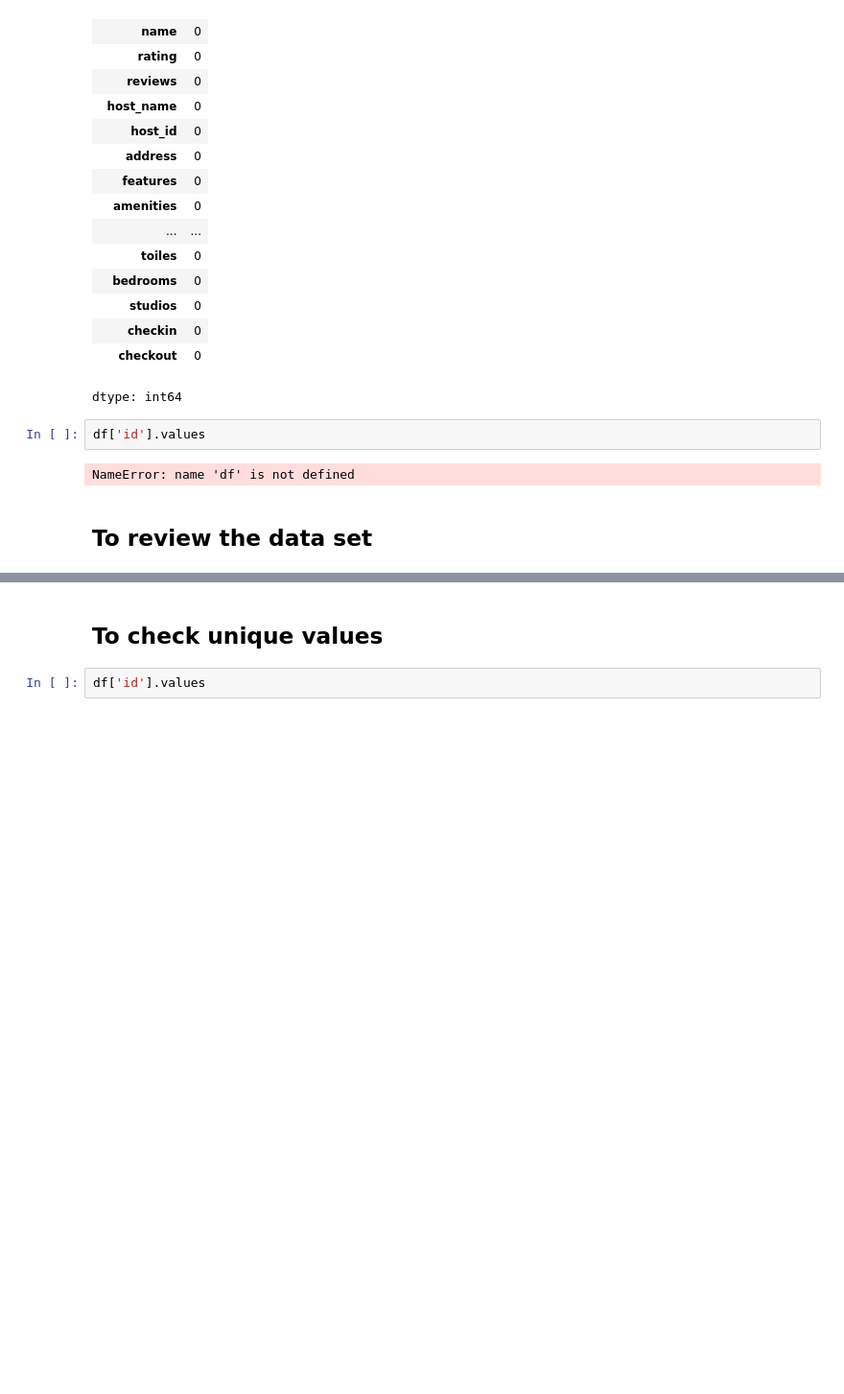
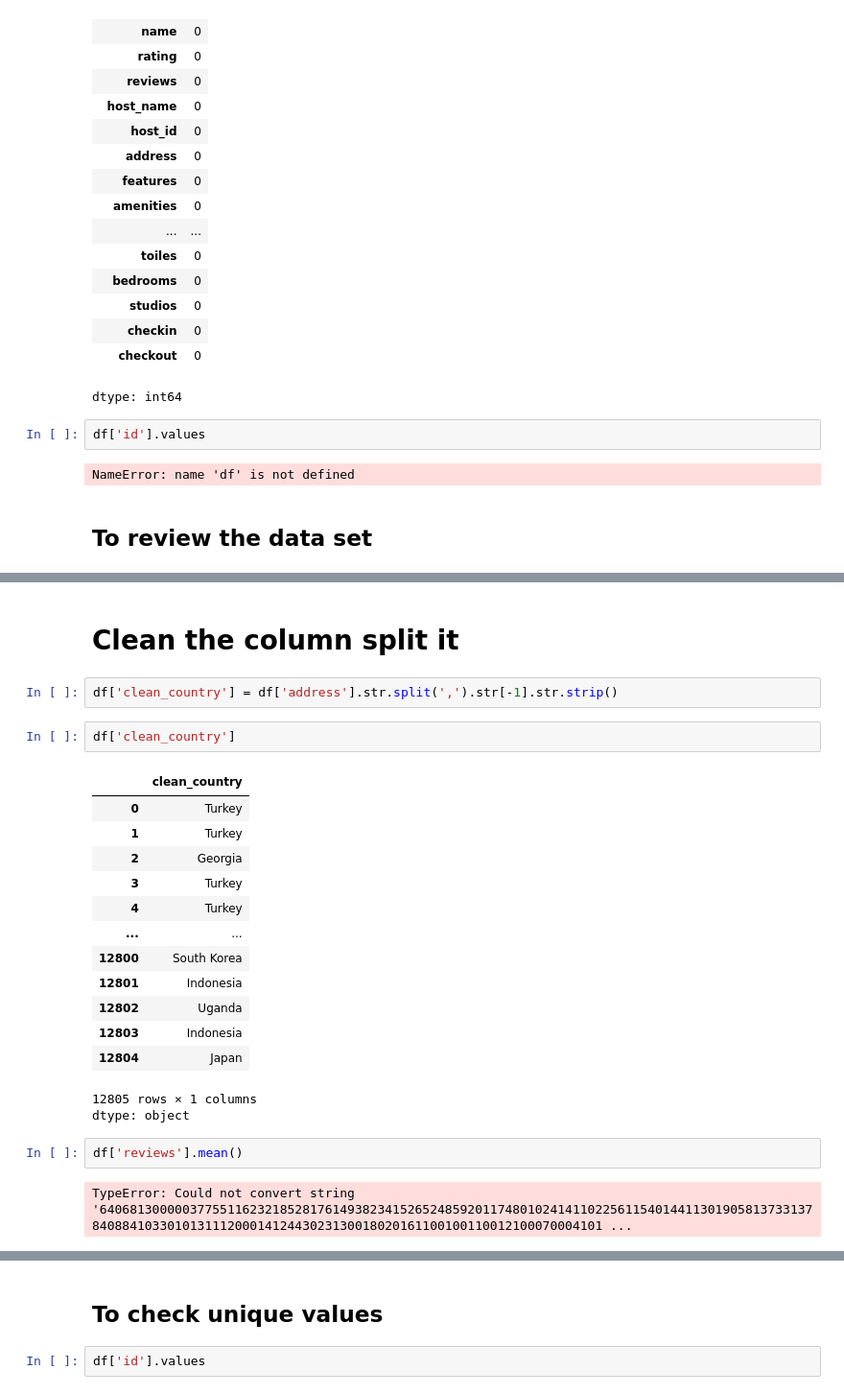
Before and after one commit to AMANULLAHCHAND/Python, a Jupyter notebook: Python.ipynb, the cells around one changed output, grey strips where cells are left out. Shown at 96% size. Saved outputs shown, nothing was run; the diff lists cells and outputs as text; blank space fills up the shorter version.

```diff
--- a/Python.ipynb
+++ b/Python.ipynb
@@ -1809,3 +1910,28 @@ NameError: name 'df' is not defined
+# %% [markdown]
+# Clean the column split it
+# %%
+df['clean_country'] = df['address'].str.split(',').str[-1].str.strip()
+# %%
+df['clean_country']
+# %% [output]
+|  | clean_country |
+| 0 | Turkey |
+| 1 | Turkey |
+| 2 | Georgia |
+| 3 | Turkey |
+| 4 | Turkey |
+| ... | ... |
+| 12800 | South Korea |
+| 12801 | Indonesia |
+| 12802 | Uganda |
+| 12803 | Indonesia |
+| 12804 | Japan |
+12805 rows × 1 columns
+dtype: object
+# %%
+df['reviews'].mean()
+# %% [output]
+TypeError: Could not convert string '6406813000003775511623218528176149382341526524859201174801024141102256115401441130190581373313784088410330101311120001412443023130018020161100100110012100070004101 ...
 # %%
 df
 # %% [output]
```
Also changed, not shown: parts of 26 cells of this notebook.
